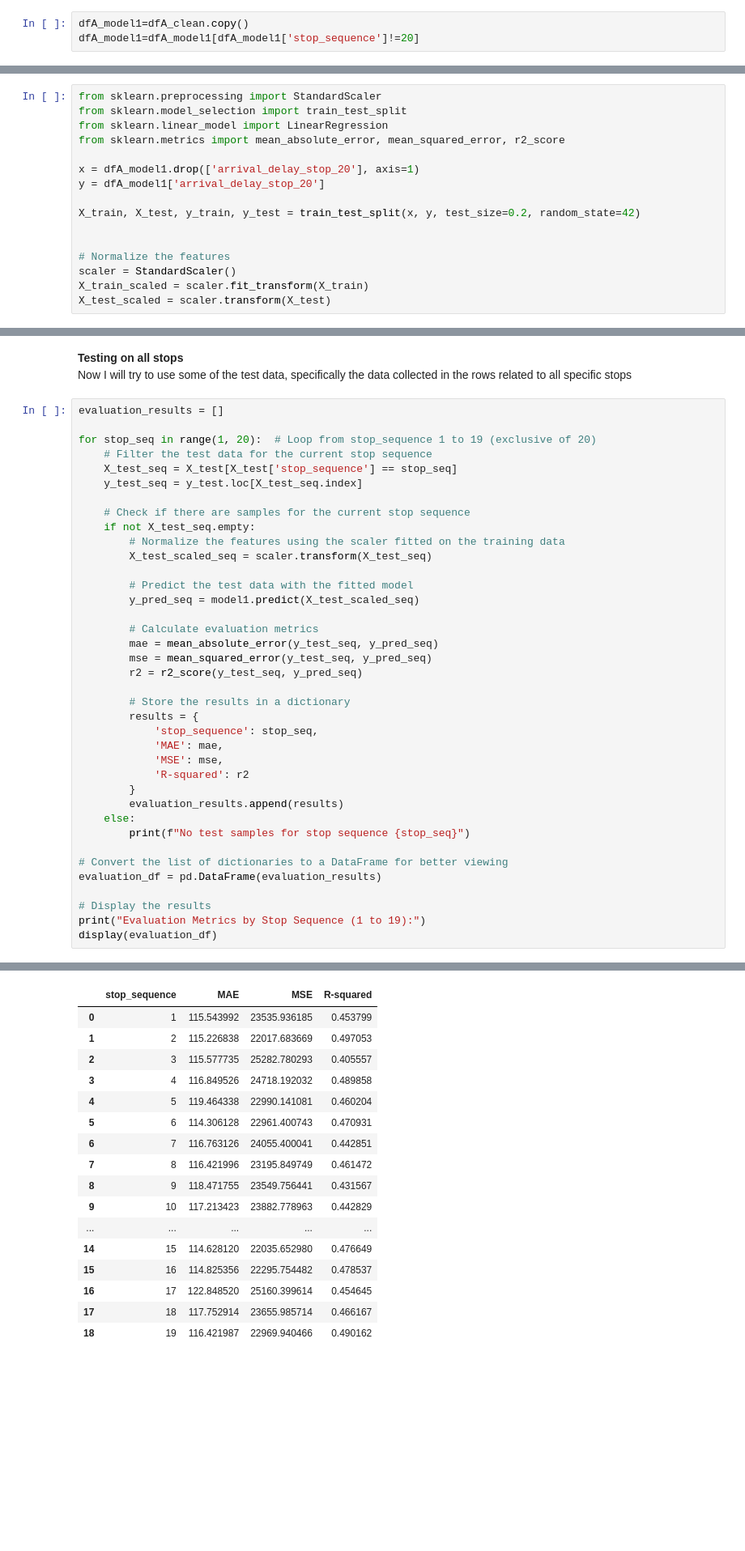
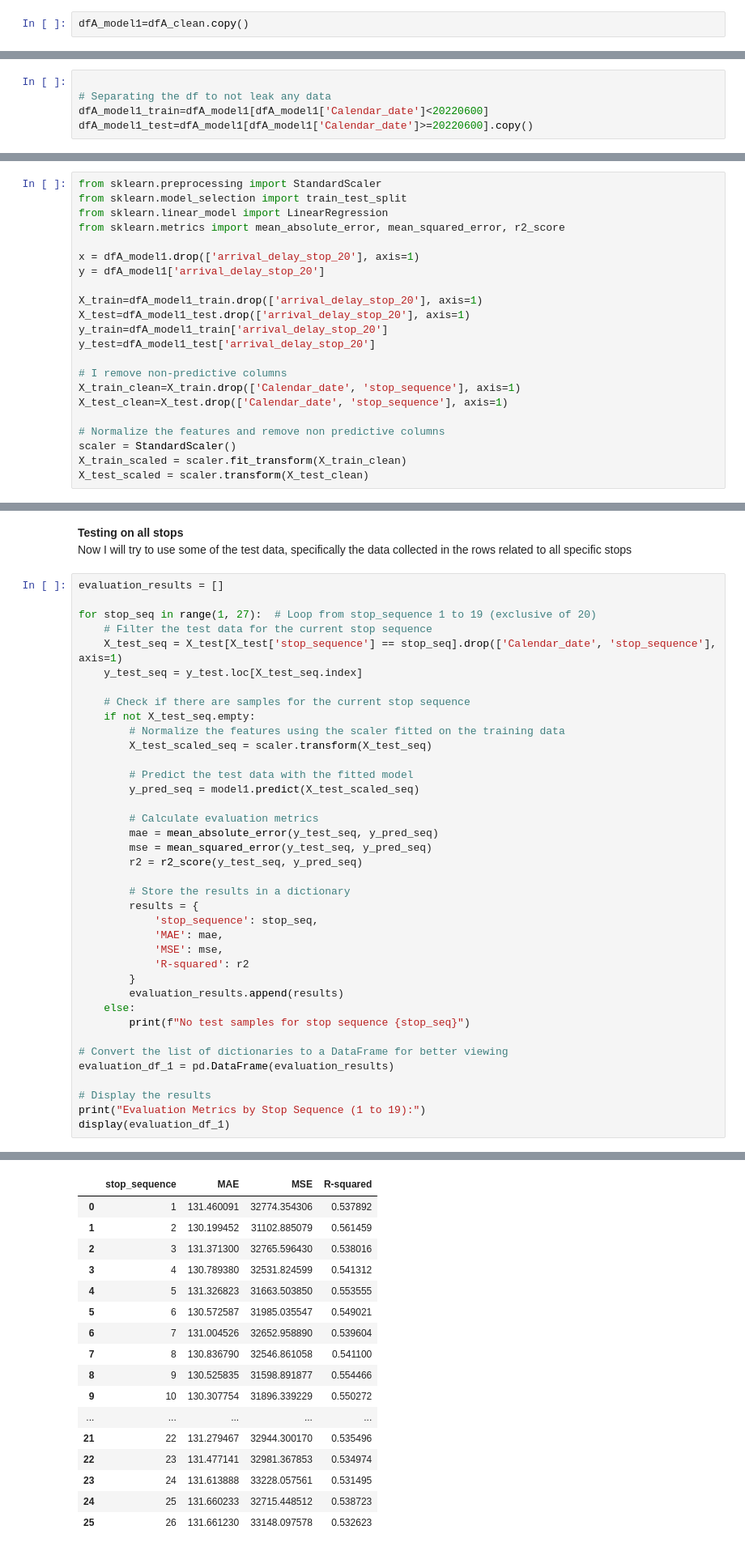
Before and after one commit to Gioalf/AH2179, a Jupyter notebook: project/AIprojectGioAlf.ipynb, the cells around one changed output, grey strips where cells are left out. Shown at 81% size. Drawn from its saved outputs; the diff is of its cells as text; blank space fills up the shorter version.

```diff
--- a/project/AIprojectGioAlf.ipynb
+++ b/project/AIprojectGioAlf.ipynb
@@ -325,7 +349,6 @@ dfA_clean=dfA_clean.drop(['route_id', 'bus_id', 'weather', 'temperature', 'day_o
        'time_of_day', 'trip_number', 'arrival_delay'], axis=1)
 # %%
 dfA_model1=dfA_clean.copy()
-dfA_model1=dfA_model1[dfA_model1['stop_sequence']!=20]
 # %%
 dfA_model1
 # %% [output]
@@ -371,6 +394,11 @@ corr_matrix['arrival_delay_stop_20'].sort_values(ascending=False)
 | factor(time_of_day)Afternoon_peak | -1.025871e-01 |
 | factor(day_of_week)weekday | -1.899610e-01 |
 dtype: float64
+# %%
+
+# Separating the df to not leak any data
+dfA_model1_train=dfA_model1[dfA_model1['Calendar_date']<20220600]
+dfA_model1_test=dfA_model1[dfA_model1['Calendar_date']>=20220600].copy()
 # %% [markdown]
 **I will now define the train data which is going to be 80% of the df then I will test it on different hypothesis**
 # %%
@@ -382,13 +410,19 @@ from sklearn.metrics import mean_absolute_error, mean_squared_error, r2_score
 x = dfA_model1.drop(['arrival_delay_stop_20'], axis=1)
 y = dfA_model1['arrival_delay_stop_20']
 
-X_train, X_test, y_train, y_test = train_test_split(x, y, test_size=0.2, random_state=42)
+X_train=dfA_model1_train.drop(['arrival_delay_stop_20'], axis=1)
+X_test=dfA_model1_test.drop(['arrival_delay_stop_20'], axis=1)
+y_train=dfA_model1_train['arrival_delay_stop_20']
+y_test=dfA_model1_test['arrival_delay_stop_20']
 
+# I remove non-predictive columns
+X_train_clean=X_train.drop(['Calendar_date', 'stop_sequence'], axis=1)
+X_test_clean=X_test.drop(['Calendar_date', 'stop_sequence'], axis=1)
 
-# Normalize the features
+# Normalize the features and remove non predictive columns
 scaler = StandardScaler()
-X_train_scaled = scaler.fit_transform(X_train)
-X_test_scaled = scaler.transform(X_test)
+X_train_scaled = scaler.fit_transform(X_train_clean)
+X_test_scaled = scaler.transform(X_test_clean)
 # %%
 # Create a Linear Regression model
 model1 = LinearRegression()
@@ -449,60 +484,60 @@ Now I will try to use some of the test data, specifically the data collected in
 # %%
 evaluation_results = []
 
-for stop_seq in range(1, 20):  # Loop from stop_sequence 1 to 19 (exclusive of 20)
+for stop_seq in range(1, 27):  # Loop from stop_sequence 1 to 19 (exclusive of 20)
     # Filter the test data for the current stop sequence
-    X_test_seq = X_test[X_test['stop_sequence'] == stop_seq]
+    X_test_seq = X_test[X_test['stop_sequence'] == stop_seq].drop(['Calendar_date', 'stop_sequence'], axis=1)
     y_test_seq = y_test.loc[X_test_seq.index]
 
     # Check if there are samples for the current stop sequence
     if not X_test_seq.empty:
         # Normalize the features using the scaler fitted on the training data
         X_test_scaled_seq = scaler.transform(X_test_seq)
 
         # Predict the test data with the fitted model
         y_pred_seq = model1.predict(X_test_scaled_seq)
 
         # Calculate evaluation metrics
         mae = mean_absolute_error(y_test_seq, y_pred_seq)
         mse = mean_squared_error(y_test_seq, y_pred_seq)
         r2 = r2_score(y_test_seq, y_pred_seq)
 
         # Store the results in a dictionary
         results = {
             'stop_sequence': stop_seq,
             'MAE': mae,
             'MSE': mse,
             'R-squared': r2
         }
         evaluation_results.append(results)
     else:
         print(f"No test samples for stop sequence {stop_seq}")
 
 # Convert the list of dictionaries to a DataFrame for better viewing
-evaluation_df = pd.DataFrame(evaluation_results)
+evaluation_df_1 = pd.DataFrame(evaluation_results)
 
 # Display the results
 print("Evaluation Metrics by Stop Sequence (1 to 19):")
-display(evaluation_df)
+display(evaluation_df_1)
 # %% [output]
 Evaluation Metrics by Stop Sequence (1 to 19):
 |  | stop_sequence | MAE | MSE | R-squared |
-| 0 | 1 | 115.543992 | 23535.936185 | 0.453799 |
-| 1 | 2 | 115.226838 | 22017.683669 | 0.497053 |
-| 2 | 3 | 115.577735 | 25282.780293 | 0.405557 |
-| 3 | 4 | 116.849526 | 24718.192032 | 0.489858 |
-| 4 | 5 | 119.464338 | 22990.141081 | 0.460204 |
-| 5 | 6 | 114.306128 | 22961.400743 | 0.470931 |
-| 6 | 7 | 116.763126 | 24055.400041 | 0.442851 |
-| 7 | 8 | 116.421996 | 23195.849749 | 0.461472 |
-| 8 | 9 | 118.471755 | 23549.756441 | 0.431567 |
-| 9 | 10 | 117.213423 | 23882.778963 | 0.442829 |
+| 0 | 1 | 131.460091 | 32774.354306 | 0.537892 |
+| 1 | 2 | 130.199452 | 31102.885079 | 0.561459 |
+| 2 | 3 | 131.371300 | 32765.596430 | 0.538016 |
+| 3 | 4 | 130.789380 | 32531.824599 | 0.541312 |
+| 4 | 5 | 131.326823 | 31663.503850 | 0.553555 |
+| 5 | 6 | 130.572587 | 31985.035547 | 0.549021 |
+| 6 | 7 | 131.004526 | 32652.958890 | 0.539604 |
+| 7 | 8 | 130.836790 | 32546.861058 | 0.541100 |
+| 8 | 9 | 130.525835 | 31598.891877 | 0.554466 |
+| 9 | 10 | 130.307754 | 31896.339229 | 0.550272 |
 | ... | ... | ... | ... | ... |
-| 14 | 15 | 114.628120 | 22035.652980 | 0.476649 |
-| 15 | 16 | 114.825356 | 22295.754482 | 0.478537 |
-| 16 | 17 | 122.848520 | 25160.399614 | 0.454645 |
-| 17 | 18 | 117.752914 | 23655.985714 | 0.466167 |
-| 18 | 19 | 116.421987 | 22969.940466 | 0.490162 |
+| 21 | 22 | 131.279467 | 32944.300170 | 0.535496 |
+| 22 | 23 | 131.477141 | 32981.367853 | 0.534974 |
+| 23 | 24 | 131.613888 | 33228.057561 | 0.531495 |
+| 24 | 25 | 131.660233 | 32715.448512 | 0.538723 |
+| 25 | 26 | 131.661230 | 33148.097578 | 0.532623 |
 # %%
 model_1_y_pred_19=y_pred_seq
 model_1_y_test_19=y_test_seq
```
Also changed, not shown: parts of 28 cells of this notebook.
